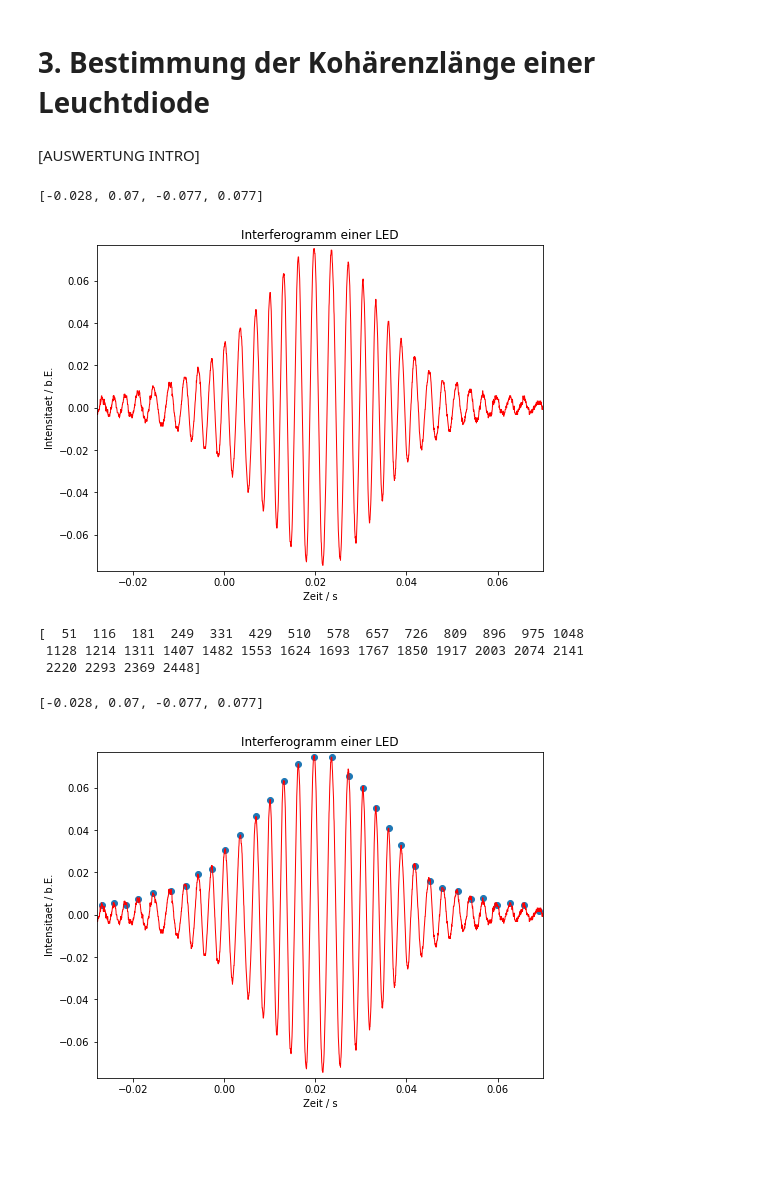
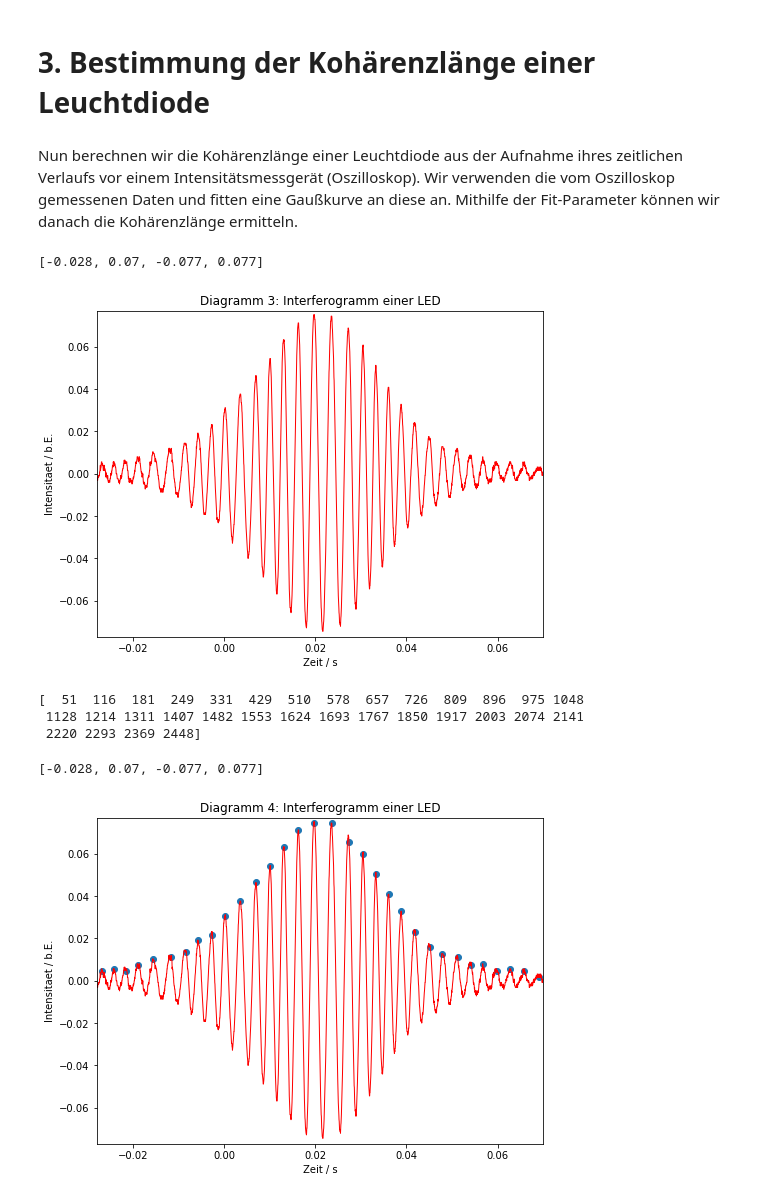
Before and after one commit to Meistermagier/PAP2, a Jupyter notebook: Experiment_232.ipynb, the cells around one changed output. Saved outputs shown, nothing was run; the diff lists cells and outputs as text; code cells hidden in the pictures; blank space fills up the shorter version.

```diff
--- a/Experiment_232.ipynb
+++ b/Experiment_232.ipynb
@@ -190,25 +272,25 @@ $${n_0}=1.00028$$
 # %% [markdown]
 # 3. Bestimmung der Kohärenzlänge einer Leuchtdiode
-# %% [markdown]
-[AUSWERTUNG INTRO]
+# %% [markdown]
+Nun berechnen wir die Kohärenzlänge einer Leuchtdiode aus der Aufnahme ihres zeitlichen Verlaufs vor einem Intensitätsmessgerät (Oszilloskop). Wir verwenden die vom Oszilloskop gemessenen Daten und fitten eine Gaußkurve an diese an. Mithilfe der Fit-Parameter können wir danach die Kohärenzlänge ermitteln.
 # %%
 import numpy as np
 import matplotlib.pyplot as plt
 data_3 = np.genfromtxt ('https://raw.githubusercontent.com/Meistermagier/PAP2/master/Experiment232/F0013CH1.CSV', delimiter=",", skip_header=18)
 t = data_3[:,3:4]
 t = t[:, 0]
 U = data_3[:,4:5]
 U = U[:, 0]
 
 plt.figure(figsize=(8,6))
 plt.plot(t, U, color = 'red', linewidth = 1)
 plt.xlabel('Zeit / s')
 plt.ylabel('Intensitaet / b.E.')
-plt.title('Interferogramm einer LED')
+plt.title('Diagramm 3: Interferogramm einer LED')
 plt.axis([-0.028, 0.07, -0.077, 0.077])
 # %% [output]
 [-0.028, 0.07, -0.077, 0.077]
-[figure, old version]
+[figure, new version]
 # %%
 from scipy import signal
 peakind = signal.find_peaks_cwt(U, np.arange(1,40), noise_perc=20)
@@ -219,14 +301,14 @@ plt.plot(t[peakind], U[peakind], marker = 'o', linewidth = 0)
 plt.plot(t, U, color = 'red', linewidth = 1)
 plt.xlabel('Zeit / s')
 plt.ylabel('Intensitaet / b.E.')
-plt.title('Interferogramm einer LED')
+plt.title('Diagramm 4: Interferogramm einer LED')
 plt.axis([-0.028, 0.07, -0.077, 0.077])
 # %% [output]
 [  51  116  181  249  331  429  510  578  657  726  809  896  975 1048
  1128 1214 1311 1407 1482 1553 1624 1693 1767 1850 1917 2003 2074 2141
  2220 2293 2369 2448]
 [-0.028, 0.07, -0.077, 0.077]
-[figure, old version]
+[figure, new version]
 # %%
 #Fitfunktion Gauss
 def fitFunc(t, a, mu, sig):
```
Also changed, not shown: parts of 27 cells of this notebook.
